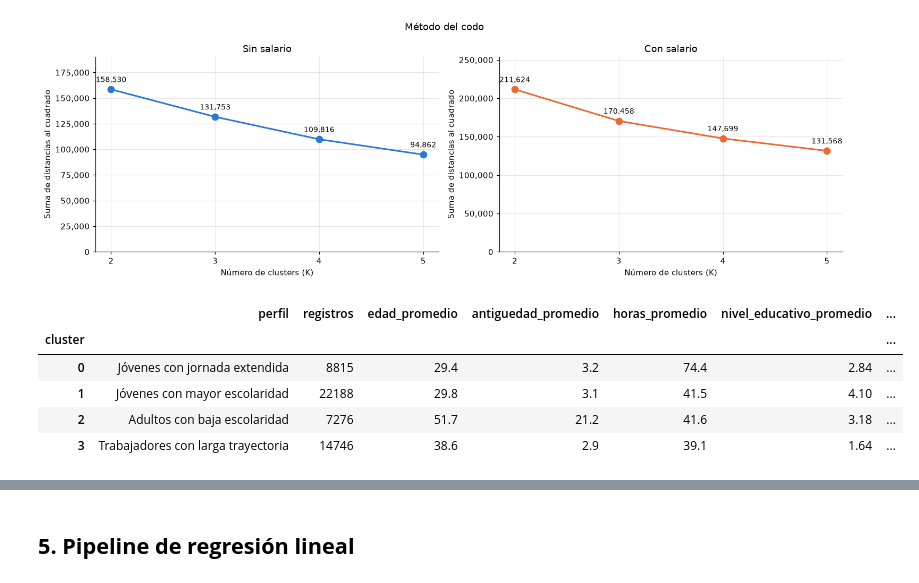
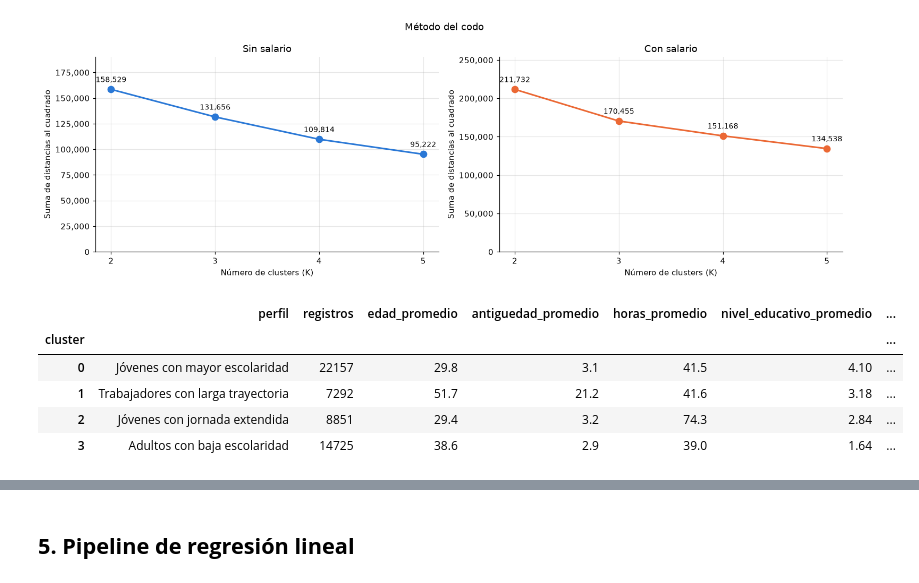
Before and after one commit to Bamo0507/Laboratorio_7_Intro_Spark, a Jupyter notebook: notebooks/lab7_spark_mllib.ipynb, the cells around one changed output, grey strips where cells are left out. Cells and saved outputs as stored; diff of their text form; code cells hidden in the pictures.

```diff
--- a/notebooks/lab7_spark_mllib.ipynb
+++ b/notebooks/lab7_spark_mllib.ipynb
@@ -367,7 +370,11 @@ def aplicar_filtros(df):
 
 analitica_2025, excluidos_2025 = aplicar_filtros(eneic_2025)
 analitica_2026, excluidos_2026 = aplicar_filtros(eneic_2026)
-analitica_2025, analitica_2026 = analitica_2025.cache(), analitica_2026.cache()
+# Particiones y orden de filas fijos: KMeans y Random Forest muestrean por partición, así que sin esto la semilla no basta para reproducir resultados
+ORDEN_FILAS = ["periodo_archivo", "NUM_HOGAR", "NUM_PERSONA"]
+analitica_2025, analitica_2026 = (
+    df.repartition(8, *ORDEN_FILAS).sortWithinPartitions(*ORDEN_FILAS).cache() for df in (analitica_2025, analitica_2026)
+)
 # %%
 excluidos = pd.concat([excluidos_2025, excluidos_2026])
 tabla_excluidos = excluidos.pivot_table(index=["paso", "criterio"], columns="periodo_archivo", values="excluidos", aggfunc="sum")
@@ -863,38 +870,49 @@ plt.show()
 # %%
 K_ELEGIDO = 4
 modelo_cluster = pipeline_kmeans(VARIABLES_CLUSTER["Sin salario"], K_ELEGIDO).fit(datos_cluster)
 segmentos = modelo_cluster.transform(datos_cluster).cache()
 
 # Perfil de cada cluster: promedios de las variables usadas y salario de cada grupo (que no se usó para formarlos)
 perfiles = (
     segmentos.groupBy("cluster").agg(
         F.count("*").alias("registros"),
         F.round(F.avg("edad"), 1).alias("edad_promedio"),
         F.round(F.avg("antiguedad"), 1).alias("antiguedad_promedio"),
         F.round(F.avg("horas_semanales"), 1).alias("horas_promedio"),
         F.round(F.avg("nivel_educativo_ordinal"), 2).alias("nivel_educativo_promedio"),
         F.percentile("salario_mensual", 0.5).alias("salario_mediano"),
         F.round(F.avg("salario_mensual"), 2).alias("salario_promedio"),
     )
     .orderBy("cluster").toPandas().set_index("cluster")
 )
 perfiles["porcentaje"] = (100 * perfiles["registros"] / perfiles["registros"].sum()).round(1)
 
+# Cada nombre se asigna según las características del cluster, no según su número
+restantes = set(perfiles.index)
+
+
+def extremo(columna, mayor=True):
+    valores = perfiles.loc[sorted(restantes), columna]
+    grupo = valores.idxmax() if mayor else valores.idxmin()
+    restantes.discard(grupo)
+    return grupo
+
+
 NOMBRES_CLUSTER = {
-    0: "Jóvenes con jornada extendida",
-    1: "Jóvenes con mayor escolaridad",
-    2: "Adultos con baja escolaridad",
-    3: "Trabajadores con larga trayectoria",
+    extremo("antiguedad_promedio"): "Trabajadores con larga trayectoria",
+    extremo("horas_promedio"): "Jóvenes con jornada extendida",
+    extremo("nivel_educativo_promedio", mayor=False): "Adultos con baja escolaridad",
 }
+NOMBRES_CLUSTER[restantes.pop()] = "Jóvenes con mayor escolaridad"
 perfiles.insert(0, "perfil", perfiles.index.map(NOMBRES_CLUSTER))
 perfiles
 # %% [output]
 |  | perfil | registros | edad_promedio | antiguedad_promedio | horas_promedio | nivel_educativo_promedio | ... |
 | cluster |  |  |  |  |  |  | ... |
-| 0 | Jóvenes con jornada extendida | 8815 | 29.4 | 3.2 | 74.4 | 2.84 | ... |
-| 1 | Jóvenes con mayor escolaridad | 22188 | 29.8 | 3.1 | 41.5 | 4.10 | ... |
-| 2 | Adultos con baja escolaridad | 7276 | 51.7 | 21.2 | 41.6 | 3.18 | ... |
-| 3 | Trabajadores con larga trayectoria | 14746 | 38.6 | 2.9 | 39.1 | 1.64 | ... |
+| 0 | Jóvenes con mayor escolaridad | 22157 | 29.8 | 3.1 | 41.5 | 4.10 | ... |
+| 1 | Trabajadores con larga trayectoria | 7292 | 51.7 | 21.2 | 41.6 | 3.18 | ... |
+| 2 | Jóvenes con jornada extendida | 8851 | 29.4 | 3.2 | 74.3 | 2.84 | ... |
+| 3 | Adultos con baja escolaridad | 14725 | 38.6 | 2.9 | 39.0 | 1.64 | ... |
 # %% [markdown]
 **¿Qué perfil describe cada cluster?**
 
```
Also changed, not shown: parts of 25 cells of this notebook.
